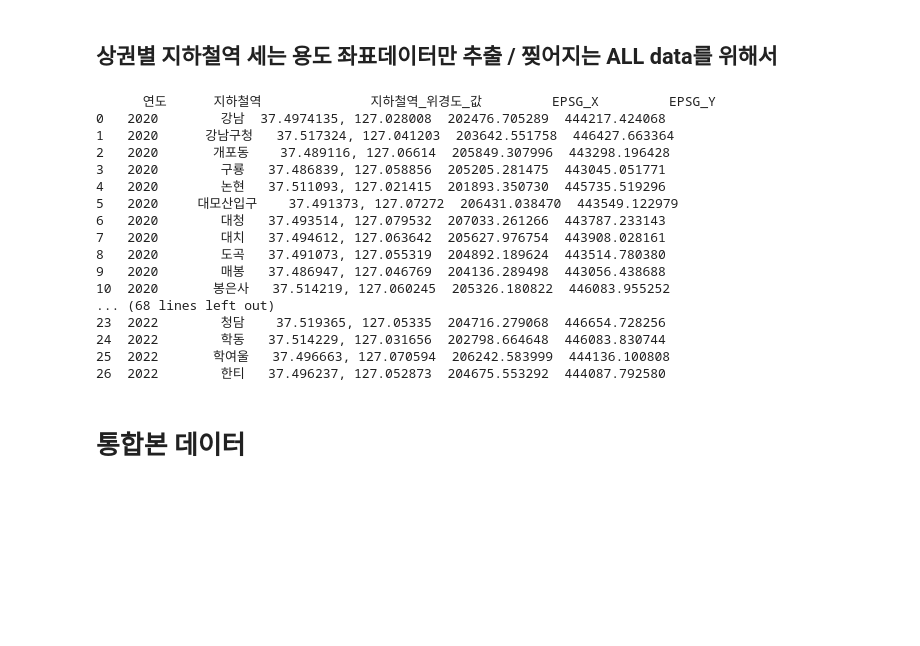
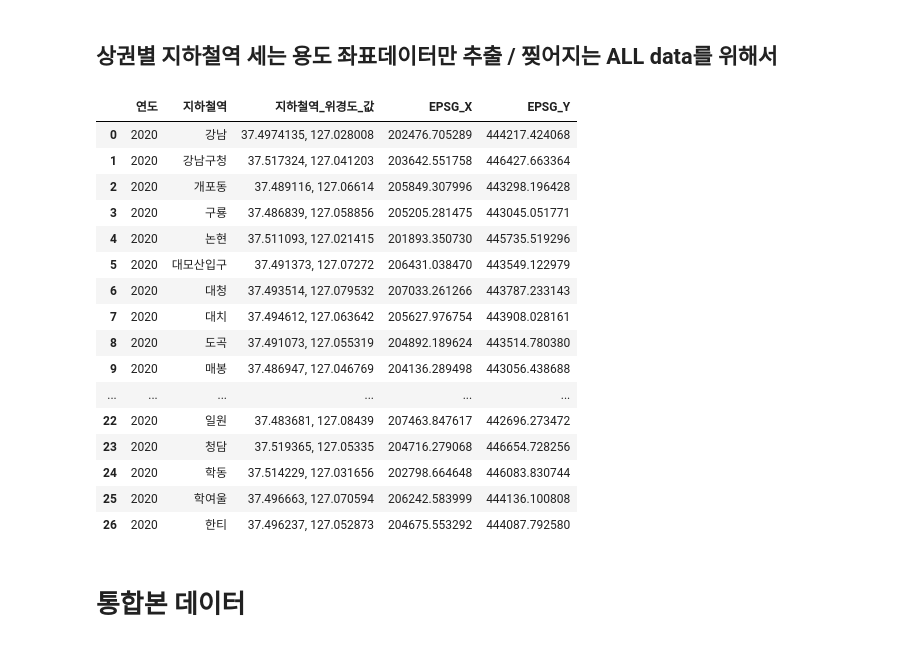
Before and after one commit to GyudongHan/Project_1, a Jupyter notebook: Public_transdata_test.ipynb, the cells around one changed output. Saved outputs shown, nothing was run; the diff lists cells and outputs as text; code cells hidden in the pictures; blank space fills up the shorter version.

```diff
--- a/Public_transdata_test.ipynb
+++ b/Public_transdata_test.ipynb
@@ -465,49 +456,50 @@ print(SUB20, SUB21, SUB22)
 # %%
 # 지하철 좌표 데이터만 추출
 SUB20_whkvy = SUB20[['연도', '지하철역', '지하철역_위경도_값']].drop_duplicates()
 SUB21_whkvy = SUB21[['연도', '지하철역', '지하철역_위경도_값']].drop_duplicates()
 SUB22_whkvy = SUB22[['연도', '지하철역', '지하철역_위경도_값']].drop_duplicates()
 
 # WGS84 => EPSG: 5181
 def wgs84_to_epsg_5181(lat, lon):
     wgs84 = pyproj.Proj(proj='latlong', datum='WGS84')
     epsg_5181 = pyproj.Proj(init='epsg:5181')  # EPSG:5181 좌표계를 사용합니다.
     x, y = pyproj.transform(wgs84, epsg_5181, lon, lat)
     return x, y
 
 # 위경도 데이터 split 함수
 def transform_dataframe(df):
     df[['Latitude', 'Longitude']] = df['지하철역_위경도_값'].str.split(',', expand=True).astype(float)
     df[['EPSG_X', 'EPSG_Y']] = df.apply(lambda row: pd.Series(wgs84_to_epsg_5181(row['Latitude'], row['Longitude'])), axis=1)
     df.drop(['Latitude', 'Longitude'], axis=1, inplace=True)
     return df
 
 # 각 데이터프레임에 변환 함수 적용
 SUB20_whkvy = transform_dataframe(SUB20_whkvy)
 SUB21_whkvy = transform_dataframe(SUB21_whkvy)
 SUB22_whkvy = transform_dataframe(SUB22_whkvy)
 
-print(SUB20_whkvy)
-print(SUB21_whkvy)
-print(SUB22_whkvy)
+SUB20_whkvy
+# print(SUB20_whkvy)
+# print(SUB21_whkvy)
+# print(SUB22_whkvy)
 # %% [output]
-      연도      지하철역              지하철역_위경도_값         EPSG_X         EPSG_Y
-0   2020        강남  37.4974135, 127.028008  202476.705289  444217.424068
-1   2020      강남구청   37.517324, 127.041203  203642.551758  446427.663364
-2   2020       개포동    37.489116, 127.06614  205849.307996  443298.196428
-3   2020        구룡   37.486839, 127.058856  205205.281475  443045.051771
-4   2020        논현   37.511093, 127.021415  201893.350730  445735.519296
-5   2020     대모산입구    37.491373, 127.07272  206431.038470  443549.122979
-6   2020        대청   37.493514, 127.079532  207033.261266  443787.233143
-7   2020        대치   37.494612, 127.063642  205627.976754  443908.028161
-8   2020        도곡   37.491073, 127.055319  204892.189624  443514.780380
-9   2020        매봉   37.486947, 127.046769  204136.289498  443056.438688
-10  2020       봉은사   37.514219, 127.060245  205326.180822  446083.955252
-... (68 lines left out)
-23  2022        청담    37.519365, 127.05335  204716.279068  446654.728256
-24  2022        학동   37.514229, 127.031656  202798.664648  446083.830744
-25  2022       학여울   37.496663, 127.070594  206242.583999  444136.100808
-26  2022        한티   37.496237, 127.052873  204675.553292  444087.792580
+|  | 연도 | 지하철역 | 지하철역_위경도_값 | EPSG_X | EPSG_Y |
+| 0 | 2020 | 강남 | 37.4974135, 127.028008 | 202476.705289 | 444217.424068 |
+| 1 | 2020 | 강남구청 | 37.517324, 127.041203 | 203642.551758 | 446427.663364 |
+| 2 | 2020 | 개포동 | 37.489116, 127.06614 | 205849.307996 | 443298.196428 |
+| 3 | 2020 | 구룡 | 37.486839, 127.058856 | 205205.281475 | 443045.051771 |
+| 4 | 2020 | 논현 | 37.511093, 127.021415 | 201893.350730 | 445735.519296 |
+| 5 | 2020 | 대모산입구 | 37.491373, 127.07272 | 206431.038470 | 443549.122979 |
+| 6 | 2020 | 대청 | 37.493514, 127.079532 | 207033.261266 | 443787.233143 |
+| 7 | 2020 | 대치 | 37.494612, 127.063642 | 205627.976754 | 443908.028161 |
+| 8 | 2020 | 도곡 | 37.491073, 127.055319 | 204892.189624 | 443514.780380 |
+| 9 | 2020 | 매봉 | 37.486947, 127.046769 | 204136.289498 | 443056.438688 |
+| ... | ... | ... | ... | ... | ... |
+| 22 | 2020 | 일원 | 37.483681, 127.08439 | 207463.847617 | 442696.273472 |
+| 23 | 2020 | 청담 | 37.519365, 127.05335 | 204716.279068 | 446654.728256 |
+| 24 | 2020 | 학동 | 37.514229, 127.031656 | 202798.664648 | 446083.830744 |
+| 25 | 2020 | 학여울 | 37.496663, 127.070594 | 206242.583999 | 444136.100808 |
+| 26 | 2020 | 한티 | 37.496237, 127.052873 | 204675.553292 | 444087.792580 |
 # %% [markdown]
 # 통합본 데이터
 # %%
```
Also changed, not shown: parts of 11 cells of this notebook, 1 other file.
